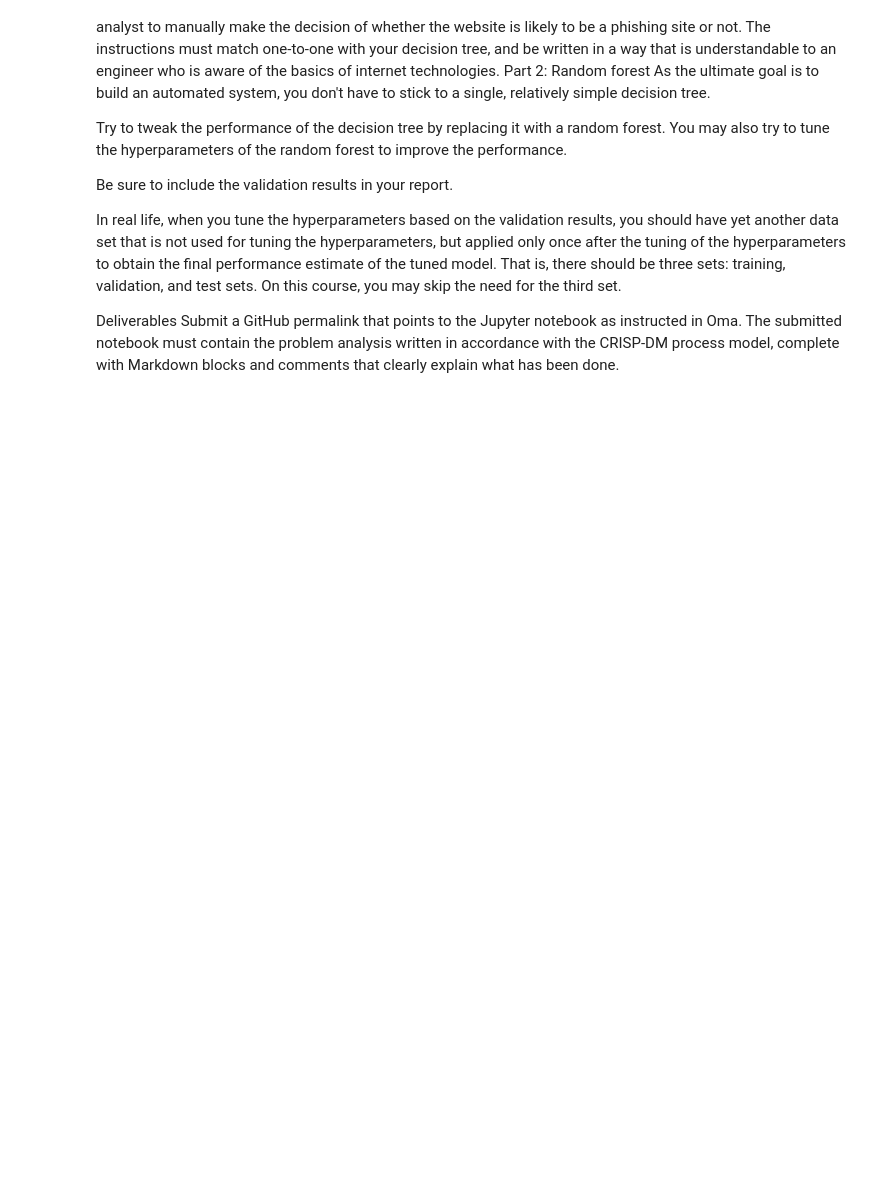
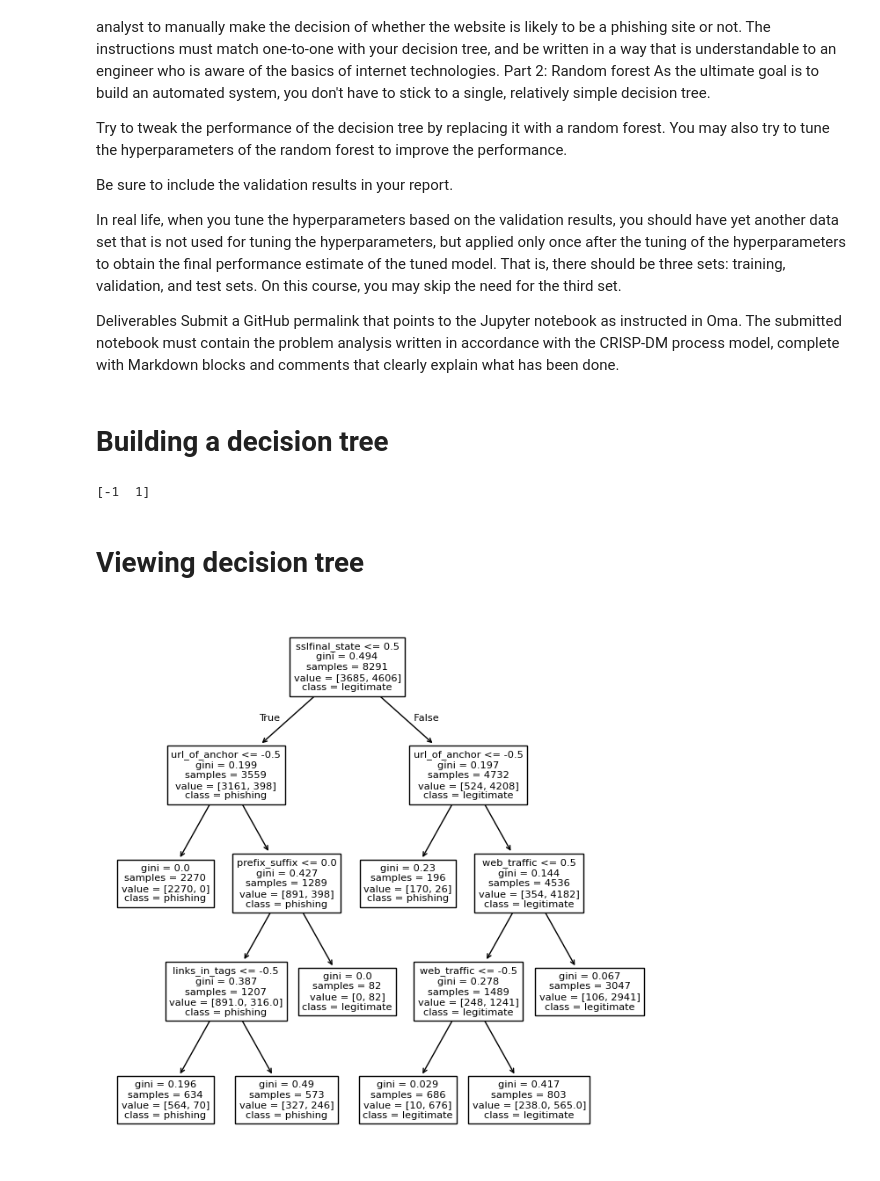
Before and after one commit to hinmiro/dataIsBeautifull_G2, a Jupyter notebook: assignments/decisiontrees_randomforests.ipynb, the cells around one changed output. Drawn from its saved outputs; the diff is of its cells as text; code cells hidden in the pictures; blank space fills up the shorter version.

Commit message:
Add random tree forest project assignment start

```diff
--- a/assignments/decisiontrees_randomforests.ipynb
+++ b/assignments/decisiontrees_randomforests.ipynb
@@ -37,7 +37,11 @@ In real life, when you tune the hyperparameters based on the validation results,
 Deliverables
 Submit a GitHub permalink that points to the Jupyter notebook as instructed in Oma. The submitted notebook must contain the problem analysis written in accordance with the CRISP-DM process model, complete with Markdown blocks and comments that clearly explain what has been done.
 # %%
+from pyasn1_modules.rfc7906 import Classification
+from sklearn.model_selection import train_test_split
 from ucimlrepo import fetch_ucirepo
+import pandas as pd
+import matplotlib.pyplot as plt
 
 # fetch dataset
 phishing_websites = fetch_ucirepo(id=327)
@@ -46,8 +50,25 @@ phishing_websites = fetch_ucirepo(id=327)
 X = phishing_websites.data.features
 y = phishing_websites.data.targets
 
-# metadata
-print(phishing_websites.metadata)
-
-# variable information
-print(phishing_websites.variables)
+# Split data for validation purpose
+X_train, X_test, y_train, y_test = train_test_split(X, y, test_size = 0.25, random_state=15)
+# %% [markdown]
+# Building a decision tree
+# %%
+from sklearn.tree import DecisionTreeClassifier
+
+model = DecisionTreeClassifier(random_state=52, ccp_alpha=0.005)
+model.fit(X_train, y_train)
+print(model.classes_)
+# %% [output]
+[-1  1]
+# %% [markdown]
+# Viewing decision tree
+# %%
+from sklearn.tree import plot_tree
+
+fig = plt.figure(figsize = (8, 8))
+plot_tree(model, feature_names = X.keys(), class_names = ['phishing', 'legitimate'])
+plt.show()
+# %% [output]
+[figure, added]
```
Also changed, not shown: parts of 4 cells of this notebook.
